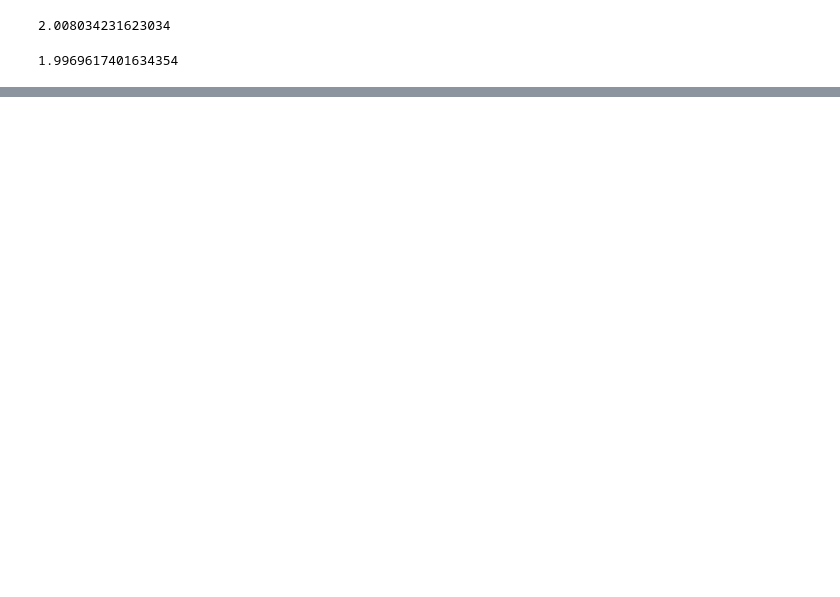
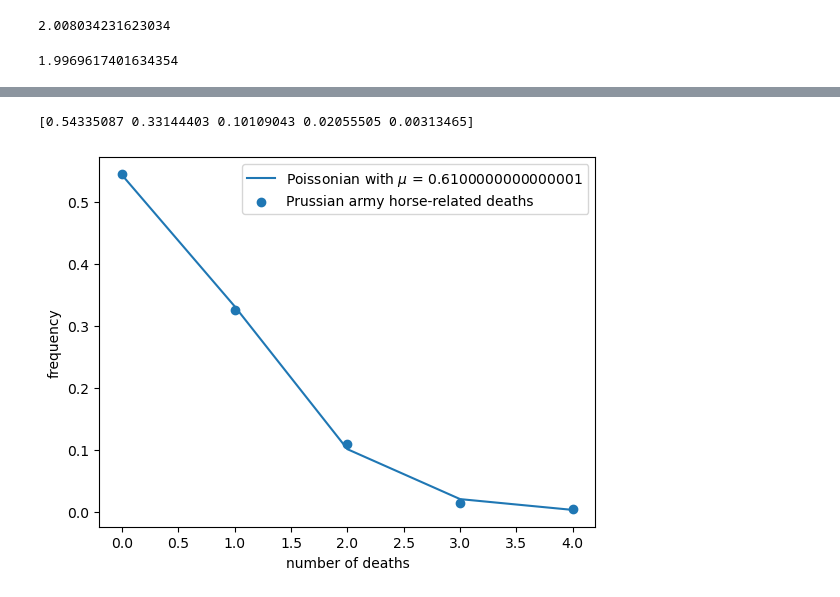
Before and after one commit to ebianchi803/astrostatistics_bicocca_2026, a Jupyter notebook: working/L03.ipynb, the cells around one changed output, grey strips where cells are left out. Drawn from its saved outputs; the diff is of its cells as text; code cells hidden in the pictures; blank space fills up the shorter version.

```diff
--- a/working/L03.ipynb
+++ b/working/L03.ipynb
@@ -60,0 +83,17 @@ groups = [109, 65, 22, 3, 1]
+# %%
+mean = np.average(deaths, weights=death_prob)
+y_avg = poisson(mean).pmf(x)
+print(y_avg)
+
+plt.plot(x,y_avg,label=f'Poissonian with $\mu$ = '+ str(mean))
+
+plt.xlabel('number of deaths')
+plt.ylabel('frequency')
+
+plt.scatter(deaths,death_prob,label='Prussian army horse-related deaths')
+
+plt.legend()
+plt.show()
+# %% [output]
+[0.54335087 0.33144403 0.10109043 0.02055505 0.00313465]
+[figure, added]
```
Also changed, not shown: parts of 4 cells of this notebook.
